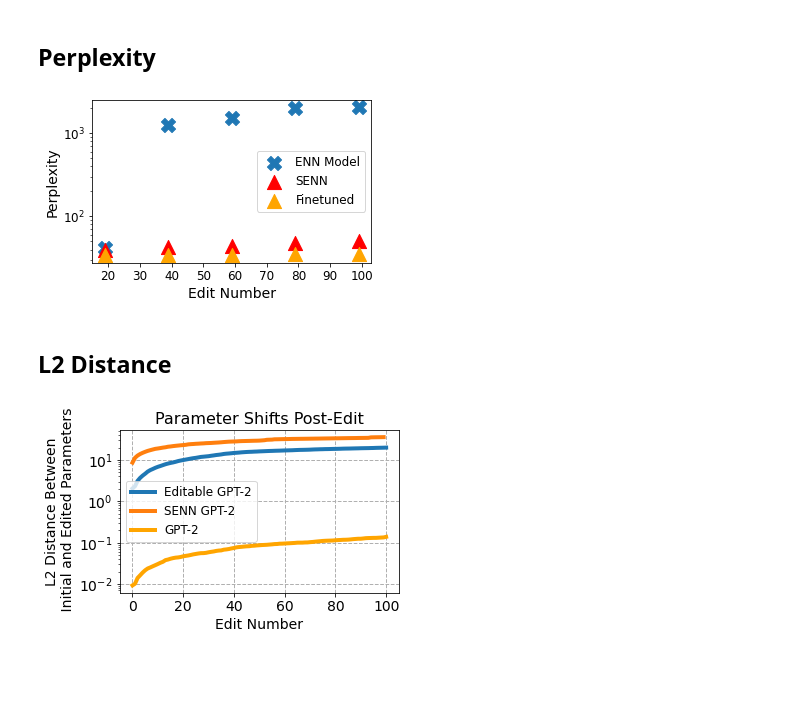
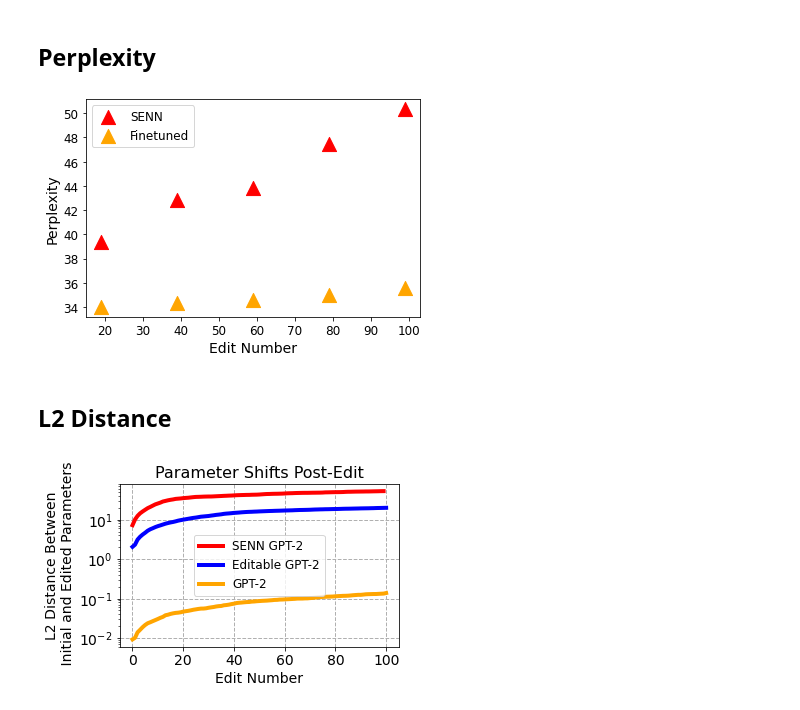
Before and after one commit to spencerbraun/editable_nlp, a Jupyter notebook: plots/Evaluation_Plots.ipynb, the cells around one changed output. Saved outputs shown, nothing was run; the diff lists cells and outputs as text; code cells hidden in the pictures; blank space fills up the shorter version.

```diff
--- a/plots/Evaluation_Plots.ipynb
+++ b/plots/Evaluation_Plots.ipynb
@@ -9,11 +9,10 @@ import matplotlib.pyplot as plt
 import numpy as np
 import pandas as pd
 # %%
+senn20_100 = pd.read_csv(
+    "../eval/edit_success_20210507.09.05.1620405875_self_sample_epoch0_ts20000.2021-05-06_16-10-02")
 senn5_100 = pd.read_csv(
-    "../eval/edit_success_20210504.20.05.1620184442_self_sample_epoch0_ts20000.20210504.14.05.1620163492")
-senn_100 = pd.read_csv(
     "../eval/edit_success_20210506.15.05.1620341250_self_sample_epoch0_ts20000.20210506.11.05.1620325608")
-    #"../eval/edit_success_20210505.14.05.1620250646_self_sample_epoch0_ts15000.20210504.23.05.1620194765")
 model_100 = pd.read_csv(
     "../eval/edit_success_20210425.20.04.1619408171_self_sample_epoch0_ts10000.20210419.14.04.1618869292")
 gpt_100 = pd.read_csv(
@@ -100,71 +119,71 @@ plt.savefig('edit_success.png', bbox_inches='tight', facecolor="#ffffff")
 # %% [markdown]
 ## Perplexity
 # %%
+# ax = (
+#    model_100.loc[~model_100.new_ppl.isna()]
+#     .groupby("edit_number")
+#     .new_ppl.mean()
+#     .reset_index()
+#     .loc[:,["edit_number","new_ppl"]]
+#     .plot(
+#         kind='scatter', x="edit_number",y="new_ppl",
+#         marker="X", s=200, figsize=(5,3),
+#         label="ENN Model"
+#     )
+# )
+
 ax = (
-   model_100.loc[~model_100.new_ppl.isna()]
-    .groupby("edit_number")
-    .new_ppl.mean()
-    .reset_index()
-    .loc[:,["edit_number","new_ppl"]]
-    .plot(
-        kind='scatter', x="edit_number",y="new_ppl",
-        marker="X", s=200, figsize=(5,3),
-        label="ENN Model"
-    )
-)
-
-(
-    senn_100.loc[~senn_100.new_ppl.isna()]
+    senn5_100.loc[~senn5_100.new_ppl.isna()]
     .groupby("edit_number")
     .new_ppl.mean()
     .reset_index()
     .loc[:,["edit_number","new_ppl"]]
     .plot(
         kind='scatter', x="edit_number",y="new_ppl",
         color='red', marker="^", s=200,
-        label='SENN', ax=ax
+        label='SENN'
     )
 )
 
 (
     gpt_100.loc[~gpt_100.new_ppl.isna()]
     .groupby("edit_number")
     .new_ppl.mean()
     .reset_index()
     .loc[:,["edit_number","new_ppl"]]
     .plot(
         kind='scatter', x="edit_number",y="new_ppl",
         color='orange', marker="^", s=200,
         label='Finetuned', ax=ax
     )
 )
 plt.xlabel("Edit Number", fontsize=14)
 plt.xticks(fontsize=12)
 plt.ylabel("Perplexity", fontsize=14)
 plt.yticks(fontsize=12)
-plt.yscale("log")
+# plt.yscale("log")
 plt.title("", fontsize=16)
 plt.legend(fontsize=12)
 plt.savefig('perplexity.png', bbox_inches='tight', facecolor="#ffffff")
 # %% [output]
-[figure, old version]
+[figure, new version]
 # %% [markdown]
 ## L2 Distance
 # %%
+(
+    senn20_100
+    .query('edit_step == 1')
+    .groupby("edit_number")
+    .norm.mean()
+    .plot(label="SENN GPT-2", color="red", figsize=(5,3), linewidth=4)
+)
+
 (
     model_100
     .query('edit_step == 1')
     .groupby("edit_number")
     .norm.mean()
-    .plot(label="Editable GPT-2", figsize=(5,3), linewidth=4)
-)
-
-(
-    senn_100
-    .query('edit_step == 1')
-    .groupby("edit_number")
-    .norm.mean()
-    .plot(label="SENN GPT-2", figsize=(5,3), linewidth=4)
+    .plot(label="Editable GPT-2", color="blue", figsize=(5,3), linewidth=4)
 )
 
 
@@ -173,7 +192,7 @@ plt.savefig('perplexity.png', bbox_inches='tight', facecolor="#ffffff")
     .query('edit_step == 1')
     .groupby("edit_number")
     .norm.mean()
-    .plot(color='orange', label="GPT-2", linewidth=4)
+    .plot(color="orange", label="GPT-2", linewidth=4)
 )
 
 plt.xlabel("Edit Number", fontsize=14)
@@ -186,4 +205,4 @@ plt.grid(linestyle='--', linewidth=1)
 plt.title("Parameter Shifts Post-Edit", fontsize=16)
 plt.savefig('l2_distance.png', bbox_inches='tight', facecolor="#ffffff")
 # %% [output]
-[figure, old version]
+[figure, new version]
```
Also changed, not shown: parts of 1 cell of this notebook, 3 other files.
